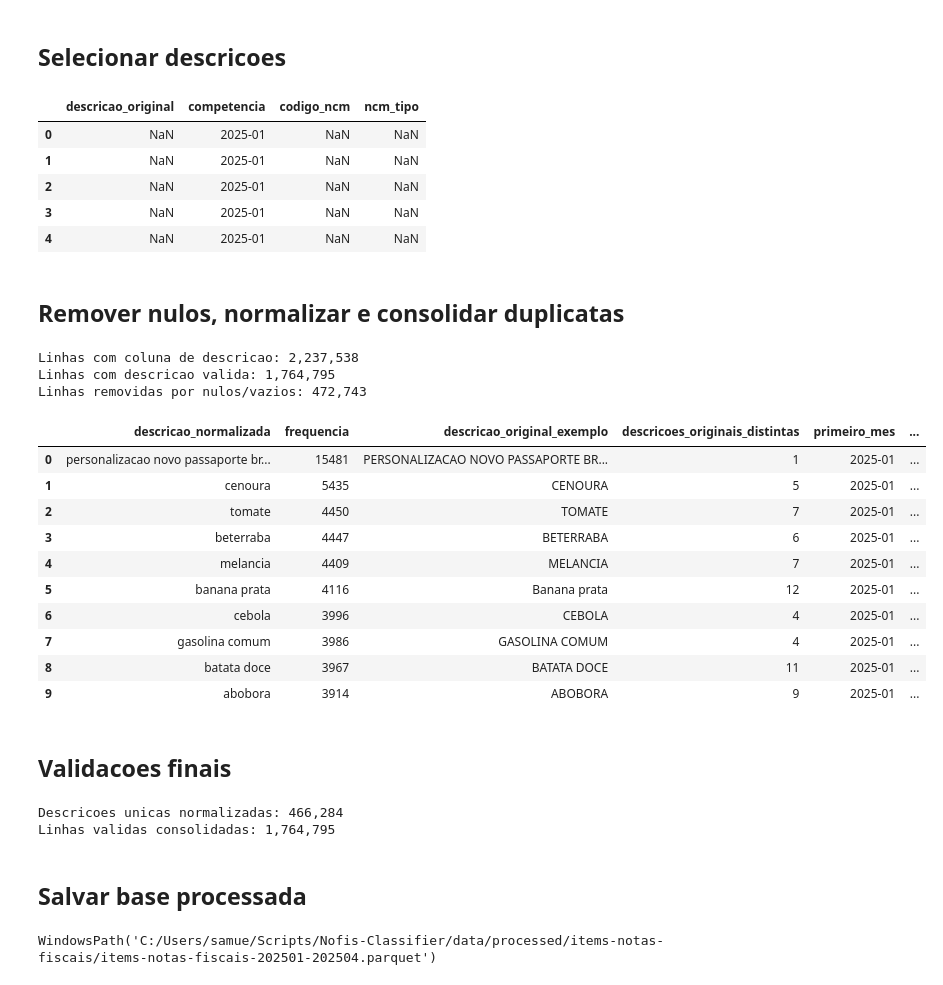
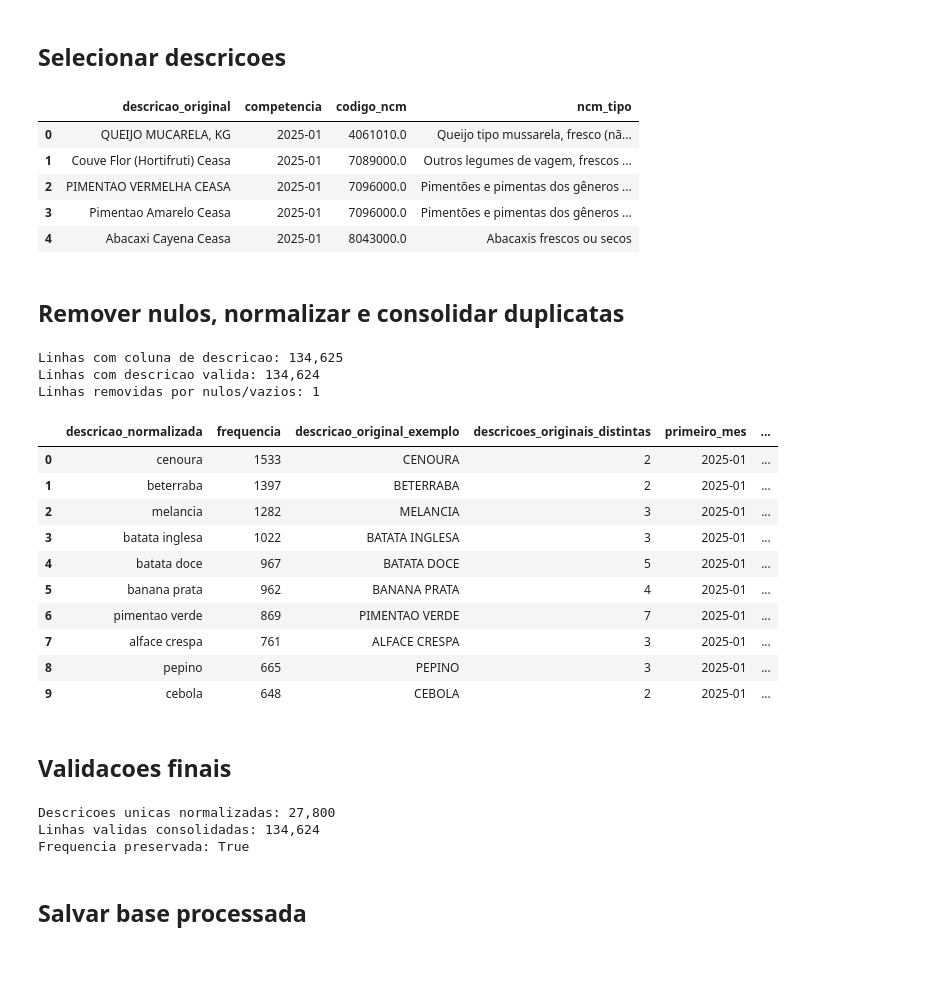
Before and after one commit to Samuca47prog/Nofis-Classifier, a Jupyter notebook: notebooks/04_prepare_modeling_dataset.ipynb, the cells around one changed output. Saved outputs shown, nothing was run; the diff lists cells and outputs as text; code cells hidden in the pictures.

Commit message:
criação base processada

```diff
--- a/notebooks/04_prepare_modeling_dataset.ipynb
+++ b/notebooks/04_prepare_modeling_dataset.ipynb
@@ -25,7 +25,7 @@ from nofis_classifier.paths import find_project_root
 # %% [markdown]
 ## Configuracao
 # %%
-DATASET_NAME = os.getenv("DATASET_NAME", "items-notas-fiscais")
+DATASET_NAME = "items-notas-fiscais-filtros-combinados"
 FREQUENCY_COLUMN = "frequencia"
 
 PROJECT_ROOT = find_project_root()
@@ -177,11 +184,11 @@ df_selected = df[selected_columns].rename(columns=rename_columns)
 df_selected.head()
 # %% [output]
 |  | descricao_original | competencia | codigo_ncm | ncm_tipo |
-| 0 | NaN | 2025-01 | NaN | NaN |
-| 1 | NaN | 2025-01 | NaN | NaN |
-| 2 | NaN | 2025-01 | NaN | NaN |
-| 3 | NaN | 2025-01 | NaN | NaN |
-| 4 | NaN | 2025-01 | NaN | NaN |
+| 0 | QUEIJO MUCARELA, KG | 2025-01 | 4061010.0 | Queijo tipo mussarela, fresco (nã... |
+| 1 | Couve Flor (Hortifruti) Ceasa | 2025-01 | 7089000.0 | Outros legumes de vagem, frescos ... |
+| 2 | PIMENTAO VERMELHA CEASA | 2025-01 | 7096000.0 | Pimentões e pimentas dos gêneros ... |
+| 3 | Pimentao Amarelo Ceasa | 2025-01 | 7096000.0 | Pimentões e pimentas dos gêneros ... |
+| 4 | Abacaxi Cayena Ceasa | 2025-01 | 8043000.0 | Abacaxis frescos ou secos |
 # %% [markdown]
 ## Remover nulos, normalizar e consolidar duplicatas
 # %%
@@ -200,77 +207,62 @@ print(f"Linhas com coluna de descricao: {input_rows:,}")
 print(f"Linhas com descricao valida: {valid_rows:,}")
 print(f"Linhas removidas por nulos/vazios: {input_rows - valid_rows:,}")
 # %% [output]
-Linhas com coluna de descricao: 2,237,538
-Linhas com descricao valida: 1,764,795
-Linhas removidas por nulos/vazios: 472,743
+Linhas com coluna de descricao: 134,625
+Linhas com descricao valida: 134,624
+Linhas removidas por nulos/vazios: 1
 # %%
 aggregations = {
-    "frequencia": ("descricao_original", "size"),
+    FREQUENCY_COLUMN: ("descricao_original", "size"),
     "descricao_original_exemplo": ("descricao_original", "first"),
     "descricoes_originais_distintas": ("descricao_original", "nunique"),
     "primeiro_mes": ("competencia", "min"),
     "ultimo_mes": ("competencia", "max"),
     "meses_presentes": ("competencia", "nunique"),
 }
 
 df_modeling = (
     df_valid.groupby("descricao_normalizada", as_index=False)
     .agg(**aggregations)
-    .sort_values(["frequencia", "descricao_normalizada"], ascending=[False, True])
+    .sort_values([FREQUENCY_COLUMN, "descricao_normalizada"], ascending=[False, True])
     .reset_index(drop=True)
 )
 
 if "codigo_ncm" in df_valid.columns:
     ncm_mode = most_frequent_by_description(df_valid, "codigo_ncm", "codigo_ncm_mais_frequente")
     df_modeling = df_modeling.merge(ncm_mode, on="descricao_normalizada", how="left")
 
 if "ncm_tipo" in df_valid.columns:
     ncm_tipo_mode = most_frequent_by_description(df_valid, "ncm_tipo", "ncm_tipo_mais_frequente")
     df_modeling = df_modeling.merge(ncm_tipo_mode, on="descricao_normalizada", how="left")
 
 df_modeling.head(10)
 # %% [output]
 |  | descricao_normalizada | frequencia | descricao_original_exemplo | descricoes_originais_distintas | primeiro_mes | ... |
-| 0 | personalizacao novo passaporte br... | 15481 | PERSONALIZACAO NOVO PASSAPORTE BR... | 1 | 2025-01 | ... |
-| 1 | cenoura | 5435 | CENOURA | 5 | 2025-01 | ... |
-| 2 | tomate | 4450 | TOMATE | 7 | 2025-01 | ... |
-| 3 | beterraba | 4447 | BETERRABA | 6 | 2025-01 | ... |
-| 4 | melancia | 4409 | MELANCIA | 7 | 2025-01 | ... |
-| 5 | banana prata | 4116 | Banana prata | 12 | 2025-01 | ... |
-| 6 | cebola | 3996 | CEBOLA | 4 | 2025-01 | ... |
-| 7 | gasolina comum | 3986 | GASOLINA COMUM | 4 | 2025-01 | ... |
-| 8 | batata doce | 3967 | BATATA DOCE | 11 | 2025-01 | ... |
-| 9 | abobora | 3914 | ABOBORA | 9 | 2025-01 | ... |
+| 0 | cenoura | 1533 | CENOURA | 2 | 2025-01 | ... |
+| 1 | beterraba | 1397 | BETERRABA | 2 | 2025-01 | ... |
+| 2 | melancia | 1282 | MELANCIA | 3 | 2025-01 | ... |
+| 3 | batata inglesa | 1022 | BATATA INGLESA | 3 | 2025-01 | ... |
+| 4 | batata doce | 967 | BATATA DOCE | 5 | 2025-01 | ... |
+| 5 | banana prata | 962 | BANANA PRATA | 4 | 2025-01 | ... |
+| 6 | pimentao verde | 869 | PIMENTAO VERDE | 7 | 2025-01 | ... |
+| 7 | alface crespa | 761 | ALFACE CRESPA | 3 | 2025-01 | ... |
+| 8 | pepino | 665 | PEPINO | 3 | 2025-01 | ... |
+| 9 | cebola | 648 | CEBOLA | 2 | 2025-01 | ... |
 # %% [markdown]
 ## Validacoes finais
 # %%
 assert not df_modeling.empty
 assert df_modeling["descricao_normalizada"].notna().all()
 assert (df_modeling["descricao_normalizada"].str.strip() != "").all()
-assert int(df_modeling["frequencia"].sum()) == valid_rows
+assert int(df_modeling[FREQUENCY_COLUMN].sum()) == valid_rows
 assert df_modeling["descricao_normalizada"].is_unique
 
 print(f"Descricoes unicas normalizadas: {len(df_modeling):,}")
-print(f"Linhas validas consolidadas: {int(df_modeling['frequencia'].sum()):,}")
+print(f"Linhas validas consolidadas: {int(df_modeling[FREQUENCY_COLUMN].sum()):,}")
+print(f"Frequencia preservada: {int(df_modeling[FREQUENCY_COLUMN].sum()) == valid_rows}")
 # %% [output]
-Descricoes unicas normalizadas: 466,284
-Linhas validas consolidadas: 1,764,795
+Descricoes unicas normalizadas: 27,800
+Linhas validas consolidadas: 134,624
+Frequencia preservada: True
-# %% [markdown]
-## Salvar base processada
-# %%
-start_period = compact_month(min(file.stem for file in parquet_files))
-end_period = compact_month(max(file.stem for file in parquet_files))
-output_path = PROCESSED_DIR / f"{DATASET_NAME}-{start_period}-{end_period}.parquet"
-
-PROCESSED_DIR.mkdir(parents=True, exist_ok=True)
-if output_path.exists():
-    raise FileExistsError(
-        f"Arquivo processado ja existe: {output_path}. "
-        "Escolha outro nome ou remova o arquivo manualmente se quiser regenerar."
-    )
-
-df_modeling.to_parquet(output_path, index=False)
-
-output_path
-# %% [output]
-WindowsPath('C:/Users/samue/Scripts/Nofis-Classifier/data/processed/items-notas-fiscais/items-notas-fiscais-202501-202504.parquet')
+# %% [markdown]
+## Salvar base processada
```
Also changed, not shown: parts of 10 cells of this notebook, 1 other file.
